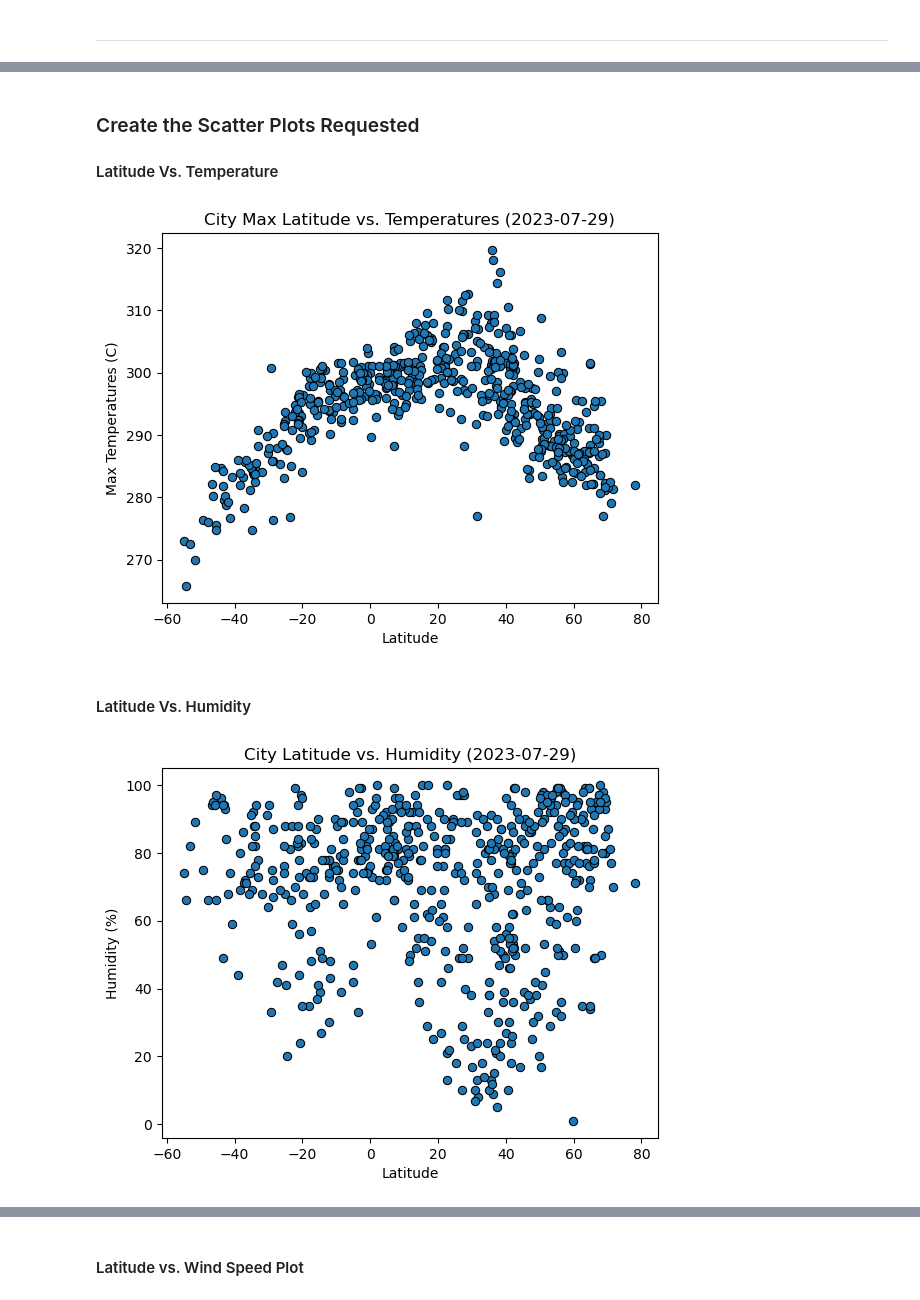
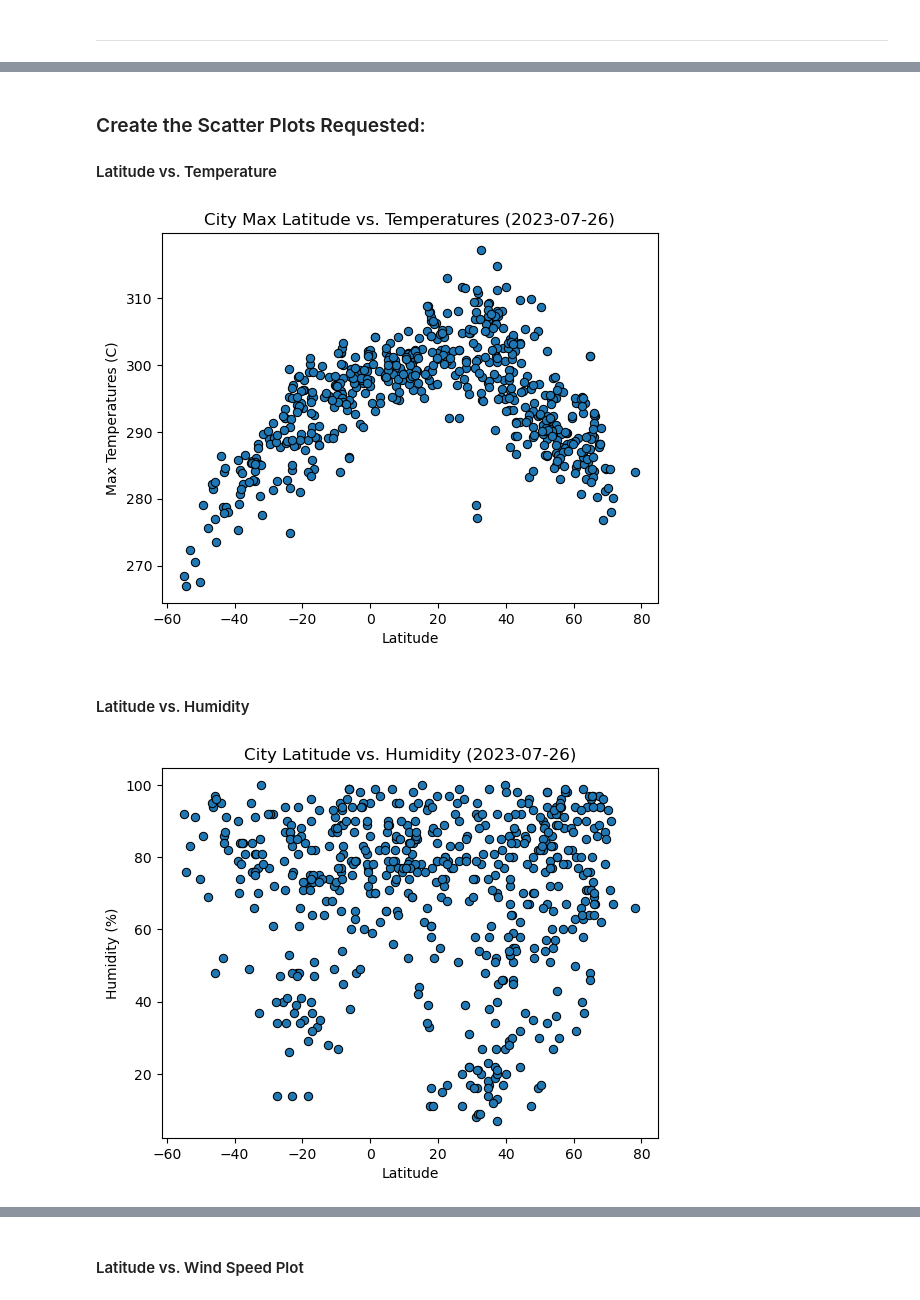
Before and after one commit to hrobinl/python-api-challenge, a Jupyter notebook: WeatherPy/WeatherPy.ipynb, the cells around one changed output, grey strips where cells are left out. Cells and saved outputs as stored; diff of their text form; code cells hidden in the pictures.

```diff
--- a/WeatherPy/WeatherPy.ipynb
+++ b/WeatherPy/WeatherPy.ipynb
@@ -186,7 +186,7 @@ city_data_df.head()
 # %% [markdown]
-### Create the Scatter Plots Requested
+### Create the Scatter Plots Requested:
 
-#### Latitude Vs. Temperature
+#### Latitude vs. Temperature
 # %%
 #Build scatter plot for latitude vs. Temperature
 plt.plot(city_data_df["Lat"],
@@ -198,7 +198,7 @@ plt.plot(city_data_df["Lat"],
 # Incorporate the other graph properties
 plt.xlabel("Latitude")
 plt.ylabel("Max Temperatures (C)")
-plt.title("City Max Latitude vs. Temperatures (2023-07-29)")
+plt.title("City Max Latitude vs. Temperatures (2023-07-26)")
 
 # Save the figure
 plt.savefig("output_data/Fig1.png")
@@ -206,28 +206,28 @@ plt.savefig("output_data/Fig1.png")
 # Show plot
 plt.show()
 # %% [output]
-[figure, old version]
+[figure, new version]
 # %% [markdown]
-#### Latitude Vs. Humidity
+#### Latitude vs. Humidity
 # %%
 #Build the scatter plots for latitude vs. Humidity
 plt.plot(city_data_df["Lat"],
          city_data_df["Humidity"],
          linestyle = "none",
          marker="o",
          markeredgecolor="black",
          markeredgewidth=0.75)
 
 #Incorporate the other graph properties
 plt.xlabel("Latitude")
 plt.ylabel("Humidity (%)")
-plt.title("City Latitude vs. Humidity (2023-07-29)")
+plt.title("City Latitude vs. Humidity (2023-07-26)")
 
 #Save the figure
 plt.savefig("output_data/Fig2.png")
 
 #Show plot
 plt.show()
 # %% [output]
-[figure, old version]
+[figure, new version]
 # %% [markdown]
```
Also changed, not shown: parts of 52 cells of this notebook, 5 other files.
